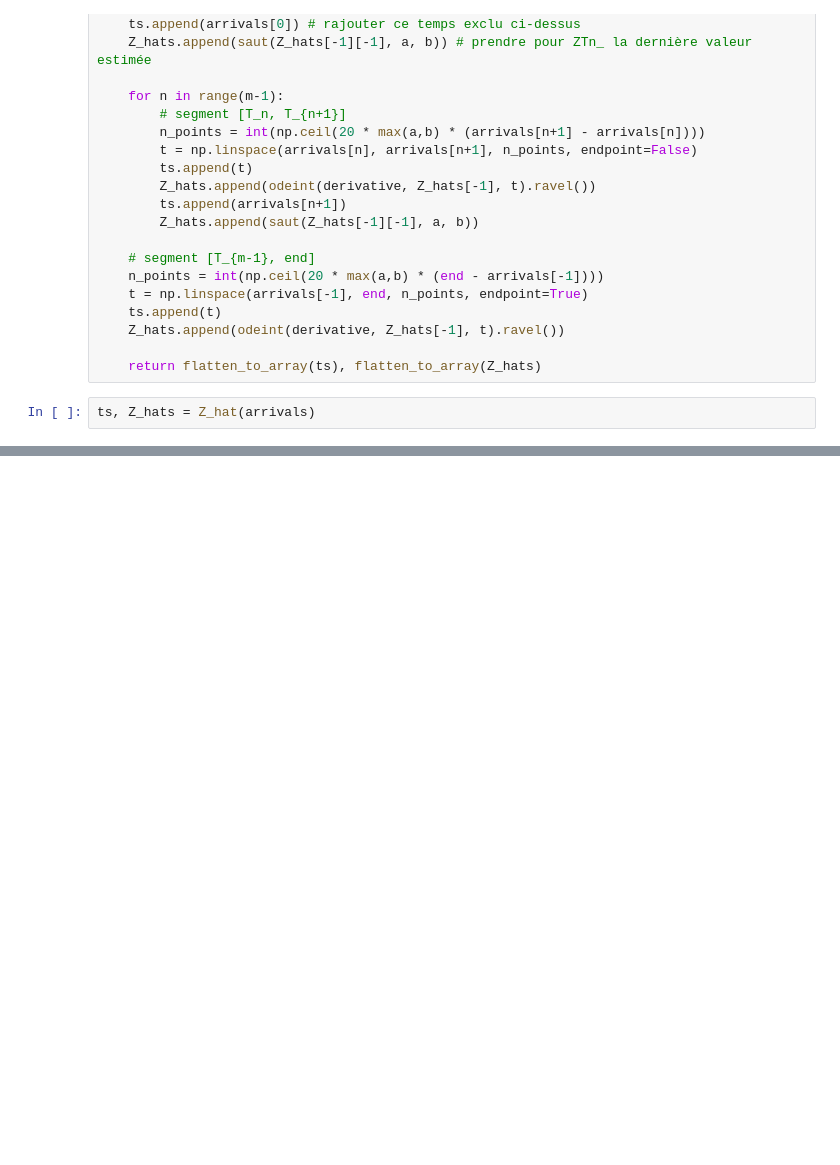
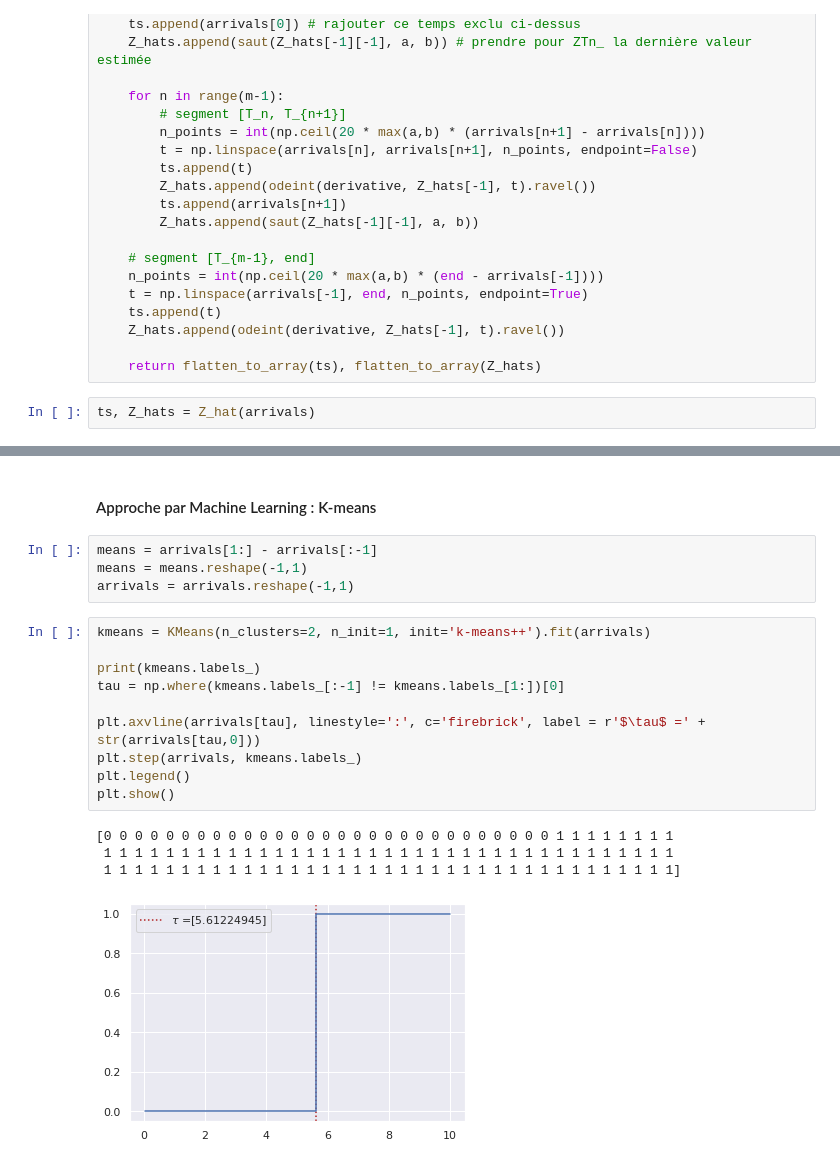
Before and after one commit to littlebuzzybee/MACS207b-Projet, a Jupyter notebook: MACS207b_Personnaz_Ly.ipynb, the cells around one changed output, grey strips where cells are left out. Saved outputs shown, nothing was run; the diff lists cells and outputs as text; blank space fills up the shorter version.

```diff
--- a/MACS207b_Personnaz_Ly.ipynb
+++ b/MACS207b_Personnaz_Ly.ipynb
@@ -176,0 +178,21 @@ plt.show()
+# %% [markdown]
+#### Approche par Machine Learning : K-means
+# %%
+means = arrivals[1:] - arrivals[:-1]
+means = means.reshape(-1,1)
+arrivals = arrivals.reshape(-1,1)
+# %%
+kmeans = KMeans(n_clusters=2, n_init=1, init='k-means++').fit(arrivals)
+
+print(kmeans.labels_)
+tau = np.where(kmeans.labels_[:-1] != kmeans.labels_[1:])[0]
+
+plt.axvline(arrivals[tau], linestyle=':', c='firebrick', label = r'$\tau$ =' + str(arrivals[tau,0]))
+plt.step(arrivals, kmeans.labels_)
+plt.legend()
+plt.show()
+# %% [output]
+[0 0 0 0 0 0 0 0 0 0 0 0 0 0 0 0 0 0 0 0 0 0 0 0 0 0 0 0 0 1 1 1 1 1 1 1 1
+ 1 1 1 1 1 1 1 1 1 1 1 1 1 1 1 1 1 1 1 1 1 1 1 1 1 1 1 1 1 1 1 1 1 1 1 1 1
+ 1 1 1 1 1 1 1 1 1 1 1 1 1 1 1 1 1 1 1 1 1 1 1 1 1 1 1 1 1 1 1 1 1 1 1 1 1]
+[figure, added]
```
Also changed, not shown: parts of 3 cells of this notebook.
